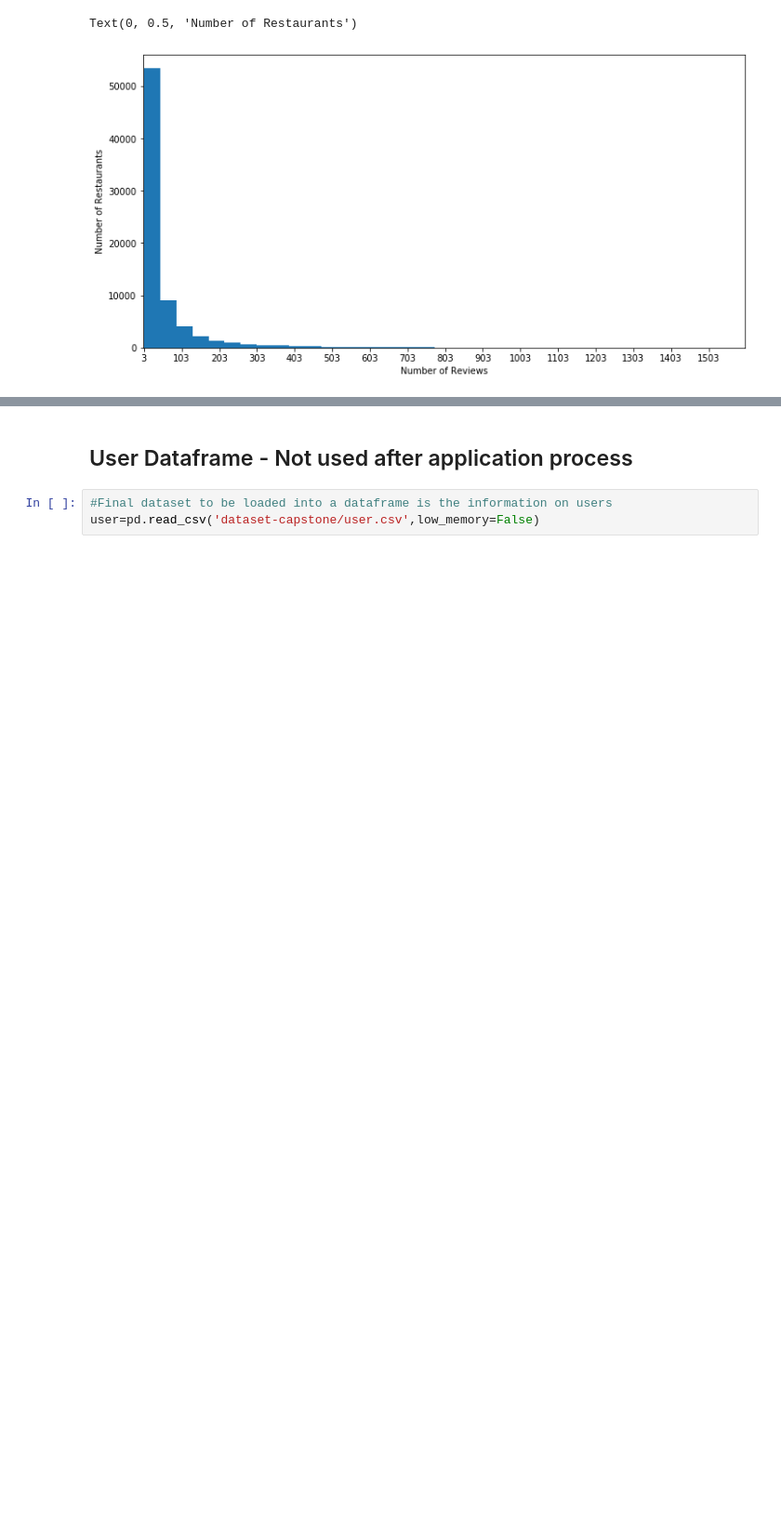
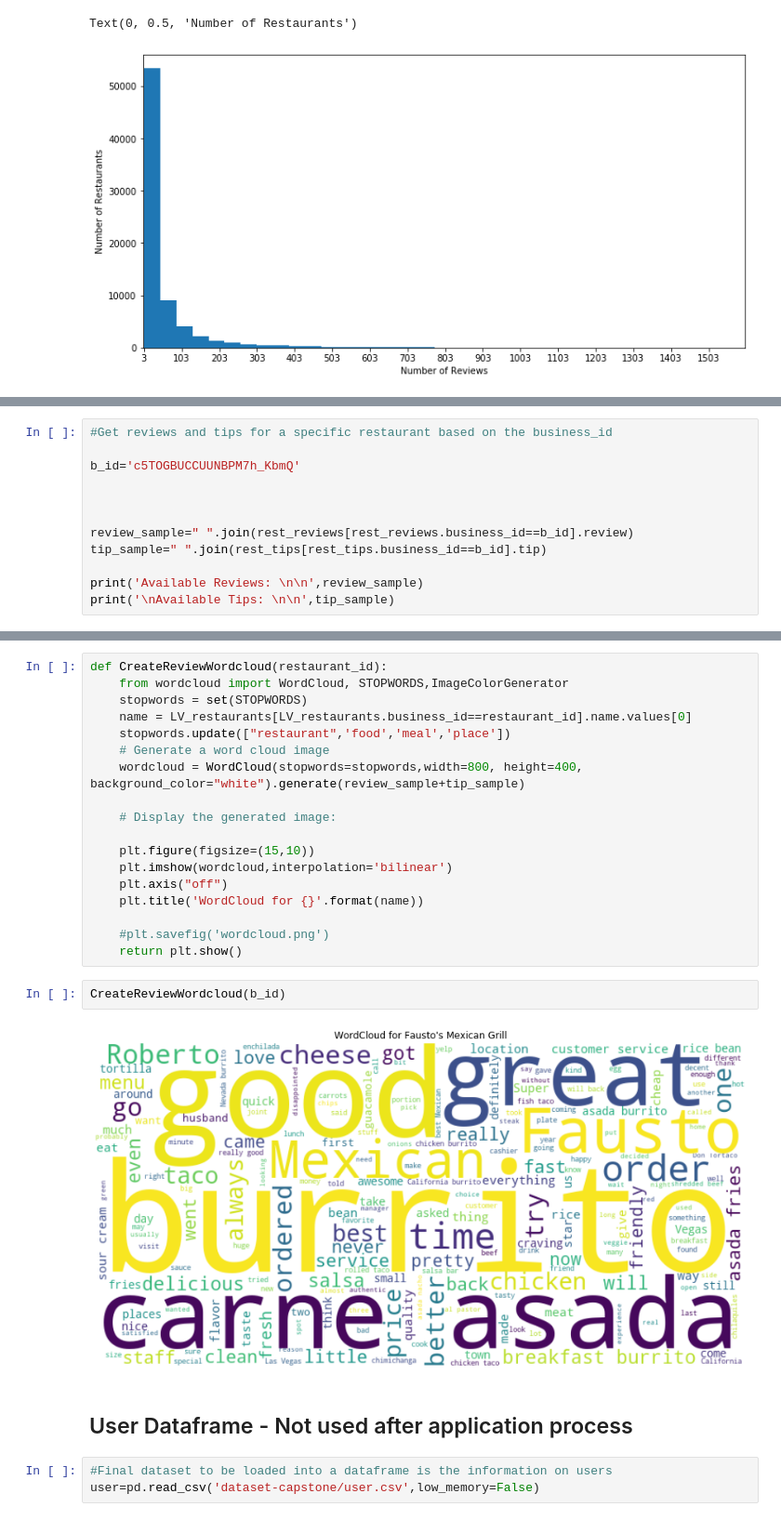
Before and after one commit to pavkalfantis/restaurant_recommender, a Jupyter notebook: TDIproject-Las Vegas Food Guide.ipynb, the cells around one changed output, grey strips where cells are left out. Shown at 93% size. Saved outputs shown, nothing was run; the diff lists cells and outputs as text; blank space fills up the shorter version.

```diff
--- a/TDIproject-Las Vegas Food Guide.ipynb
+++ b/TDIproject-Las Vegas Food Guide.ipynb
@@ -750,0 +651,12 @@ ModuleNotFoundError: No module named 'gensim'
+# %%
+#Get reviews and tips for a specific restaurant based on the business_id
+
+b_id='c5TOGBUCCUUNBPM7h_KbmQ'
+
+
+
+review_sample=" ".join(rest_reviews[rest_reviews.business_id==b_id].review)
+tip_sample=" ".join(rest_tips[rest_tips.business_id==b_id].tip)
+
+print('Available Reviews: \n\n',review_sample)
+print('\nAvailable Tips: \n\n',tip_sample)
@@ -751,3 +681,25 @@ ModuleNotFoundError: No module named 'gensim'
+# %%
+def CreateReviewWordcloud(restaurant_id):
+    from wordcloud import WordCloud, STOPWORDS,ImageColorGenerator
+    stopwords = set(STOPWORDS)
+    name = LV_restaurants[LV_restaurants.business_id==restaurant_id].name.values[0]
+    stopwords.update(["restaurant",'food','meal','place'])
+    # Generate a word cloud image
+    wordcloud = WordCloud(stopwords=stopwords,width=800, height=400, background_color="white").generate(review_sample+tip_sample)
+
+    # Display the generated image:
+
+    plt.figure(figsize=(15,10))
+    plt.imshow(wordcloud,interpolation='bilinear')
+    plt.axis("off")
+    plt.title('WordCloud for {}'.format(name))
+
+    #plt.savefig('wordcloud.png')
+    return plt.show()
+# %%
+CreateReviewWordcloud(b_id)
+# %% [output]
+[figure, added]
 # %% [markdown]
 ## User Dataframe -  Not used after application process
 # %%
```
Also changed, not shown: parts of 15 cells of this notebook, 11 other files.
